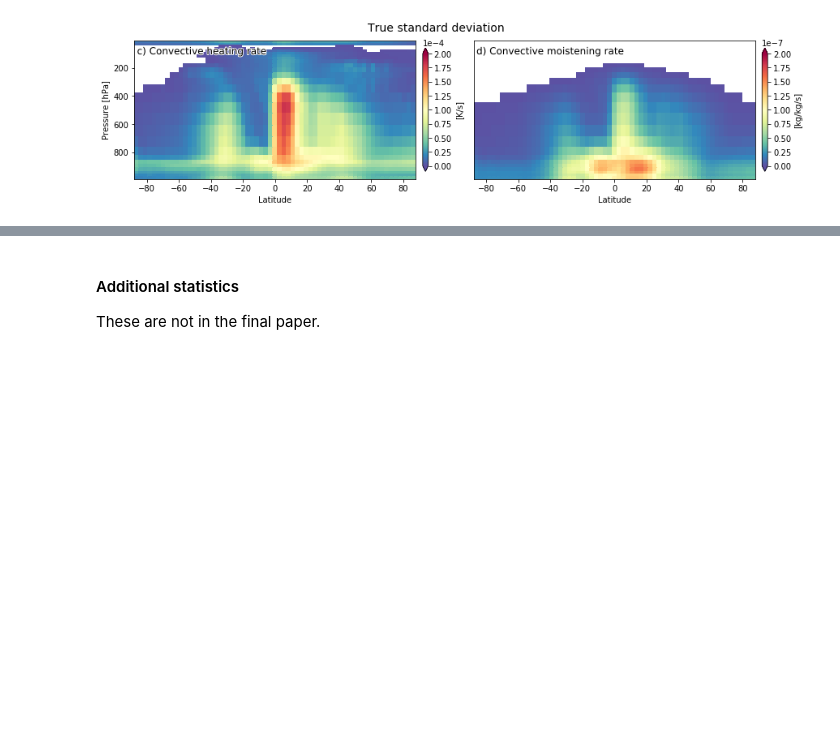
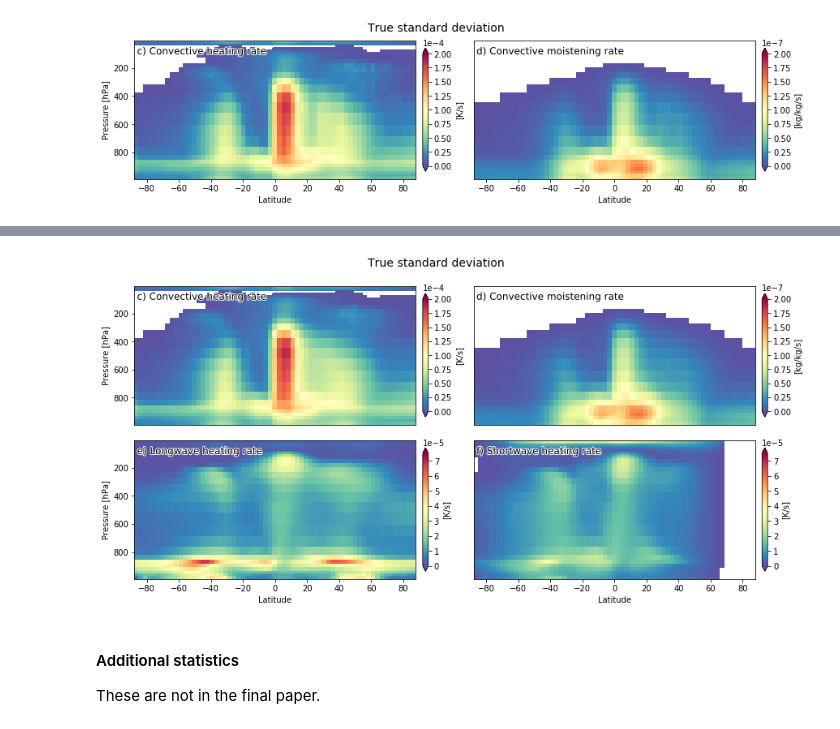
Before and after one commit to raspstephan/CBRAIN-CAM, a Jupyter notebook: notebooks/presentation/grl_paper.ipynb, the cells around one changed output, grey strips where cells are left out. Drawn from its saved outputs; the diff is of its cells as text; code cells hidden in the pictures; blank space fills up the shorter version.

```diff
--- a/notebooks/presentation/grl_paper.ipynb
+++ b/notebooks/presentation/grl_paper.ipynb
@@ -537,0 +547,6 @@ f.savefig(f'{figdir}height-lat-std.pdf', bbox_inches='tight')
+# %%
+f = plot_4stats(d, '', 'True standard deviation', vmult=0.5, cmap='Spectral_r', only_pos=True,
+                func=lambda d, v: np.sqrt(d.stats['true_var'][:,:,d.tvars.index(v)].mean(1)),
+                masks=masks, letter_offset=2)
+# %% [output]
+[figure, added]
```
Also changed, not shown: parts of 4 cells of this notebook.
